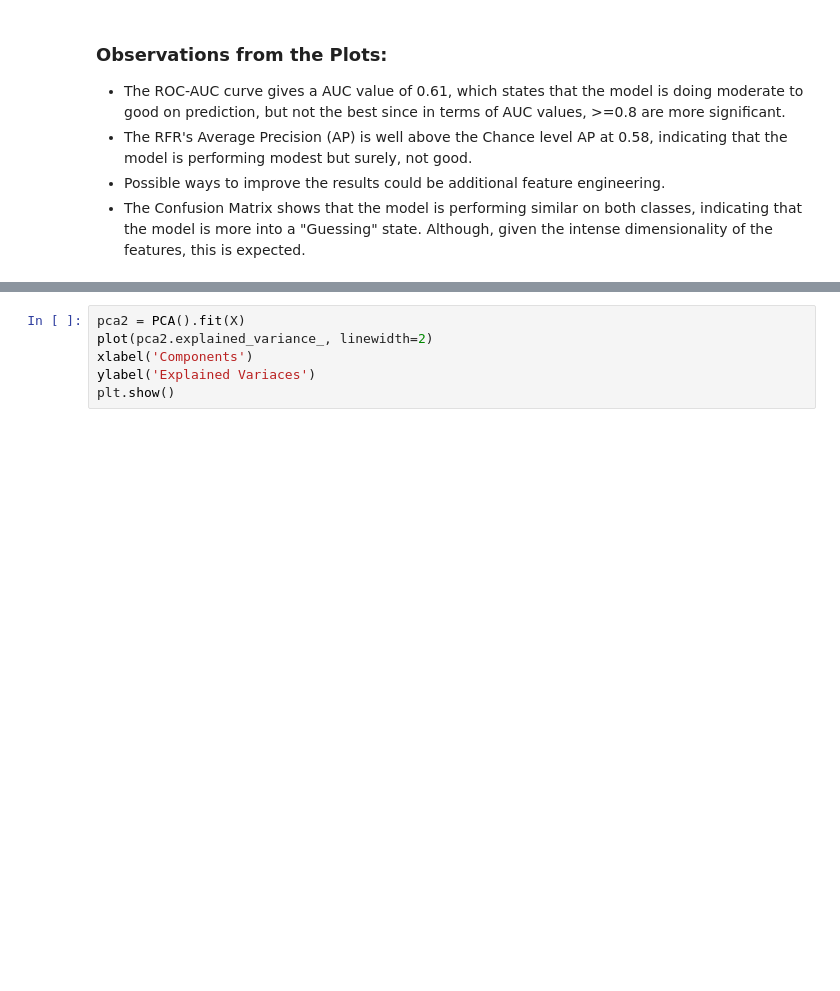
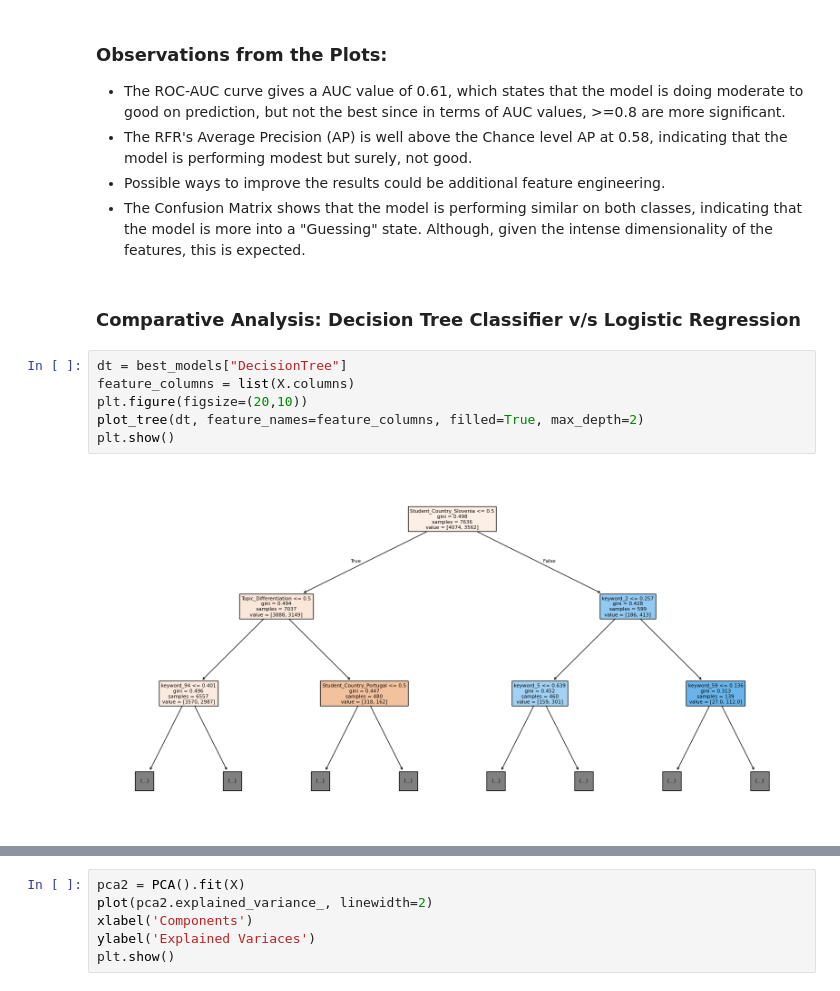
Before and after one commit to sujayrittikar/AML_Assignment_1, a Jupyter notebook: classification.ipynb, the cells around one changed output, grey strips where cells are left out. Cells and saved outputs as stored; diff of their text form; blank space fills up the shorter version.

```diff
--- a/classification.ipynb
+++ b/classification.ipynb
@@ -260,3 +271,13 @@ plot_confusion_matrix(y_test, y_preds, ["Incorrect Answer", "Correct Answer"])
 - The RFR's Average Precision (AP) is well above the Chance level AP at 0.58, indicating that the model is performing modest but surely, not good.
 - Possible ways to improve the results could be additional feature engineering.
 - The Confusion Matrix shows that the model is performing similar on both classes, indicating that the model is more into a "Guessing" state. Although, given the intense dimensionality of the features, this is expected.
+# %% [markdown]
+### Comparative Analysis: Decision Tree Classifier v/s Logistic Regression
+# %%
+dt = best_models["DecisionTree"]
+feature_columns = list(X.columns)
+plt.figure(figsize=(20,10))
+plot_tree(dt, feature_names=feature_columns, filled=True, max_depth=2)
+plt.show()
+# %% [output]
+[figure, added]
```
Also changed, not shown: parts of 16 cells of this notebook.
